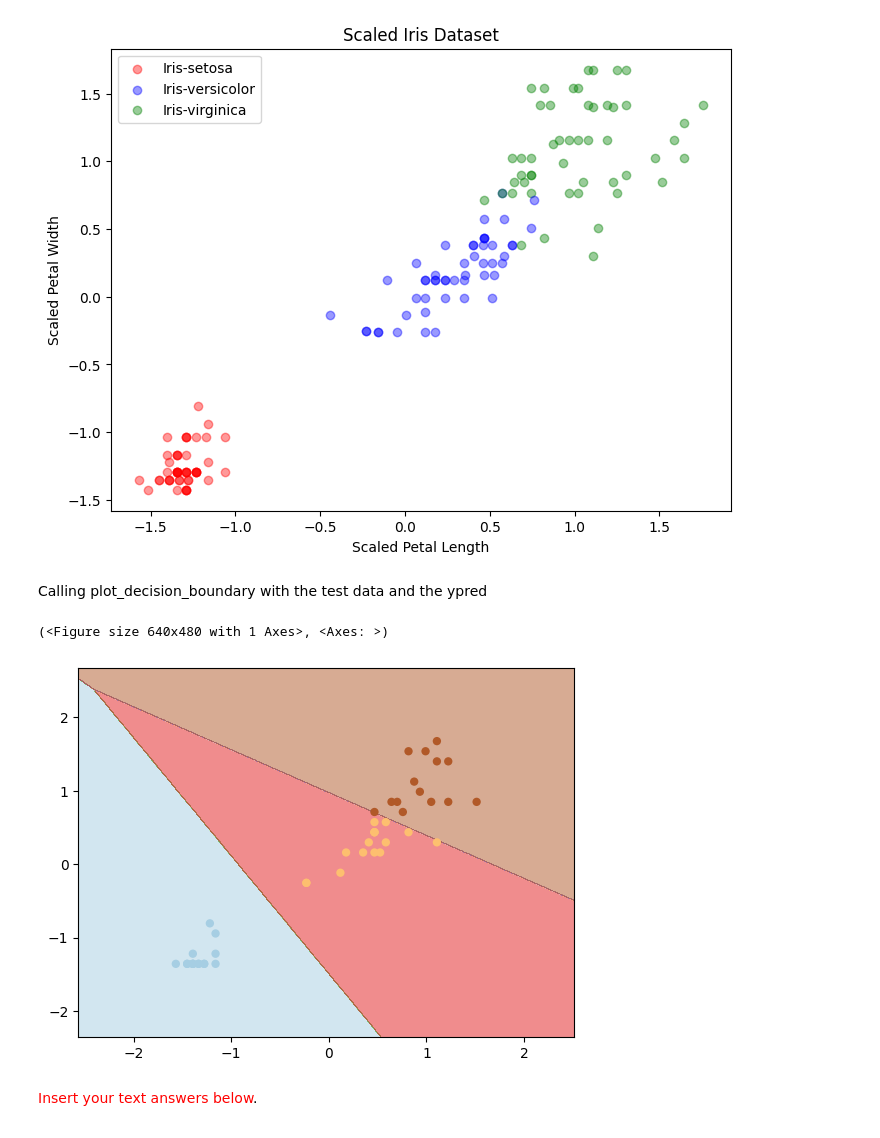
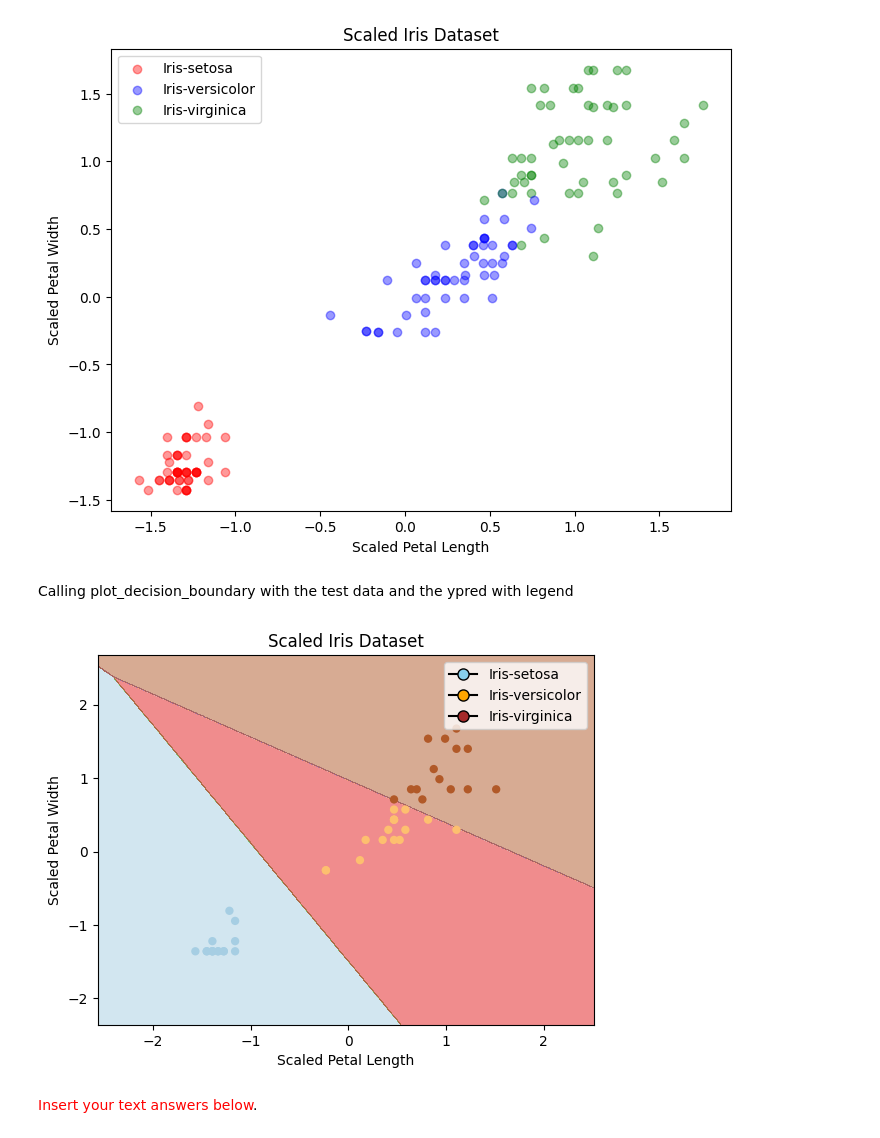
Before and after one commit to SajinMohamedPe/Introduction-to-Data-Engineering-and-Machine-Learning, a Jupyter notebook: Activity3_01.ipynb, the cells around one changed output. Saved outputs shown, nothing was run; the diff lists cells and outputs as text; code cells hidden in the pictures.

```diff
--- a/Activity3_01.ipynb
+++ b/Activity3_01.ipynb
@@ -75,9 +75,9 @@ def plot_decision_boundary(X, y, model, steps=1000, cmap='Paired'):
     ax.contourf(xx, yy, z, cmap=cmap, alpha=0.5)
 
     # Get predicted labels on training data and plot
-    ax.scatter(X[:,0], X[:,1], c=y, cmap=cmap, lw=0)
+    scatter = ax.scatter(X[:,0], X[:,1], c=y, cmap=cmap, lw=0)
 
-    return fig, ax
+    return fig, ax, scatter
 # %% [markdown]
 Plotting Logistic cost per epoch of training for Adaline
 # %%
@@ -196,3 +199,14 @@ class LogisticRegressionGD(object):
+# %%
+def plot_legend() :
+    plt.xlabel("Scaled Petal Length")
+    plt.ylabel("Scaled Petal Width")
+    plt.title("Scaled Iris Dataset")
+
+    legend_labels = [plt.Line2D([0], [0], marker = 'o', color= 'black', label = 'Iris-setosa', markerfacecolor='skyblue', markersize=8),
+                    plt.Line2D([0], [0], marker = 'o', color= 'black', label = 'Iris-versicolor', markerfacecolor='orange', markersize=8),
+                    plt.Line2D([0], [0], marker = 'o', color= 'black', label = 'Iris-virginica', markerfacecolor='brown', markersize=8) ]
+    plt.legend(handles=legend_labels, loc = 'upper right')
+    plt.show()
 # %% [markdown]
 plot of Logistic cost per epoch of training for Logistic regression and decision boundary plot
 # %%
@@ -335,16 +354,16 @@ X_train_scaled  [[-0.44283471 -0.13515309]
  [ 0.5259759   0.15929949]]
 [figure]
 # %% [markdown]
-Calling plot_decision_boundary with the test data and the ypred
+Calling plot_decision_boundary with the test data and the ypred with legend
 # %%
-
+# from plot_decision_boundary import plot_decision_boundary
 
 ################################
 # Your code here
 plot_decision_boundary(X_test_scaled, y_pred, model)
+plot_legend()
 # %% [output]
-(<Figure size 640x480 with 1 Axes>, <Axes: >)
-[figure, old version]
+[figure, new version]
 # %% [markdown]
 <span style="color:red">Insert your text answers below</span>.
 # %% [markdown]
```
Also changed, not shown: parts of 10 cells of this notebook.
